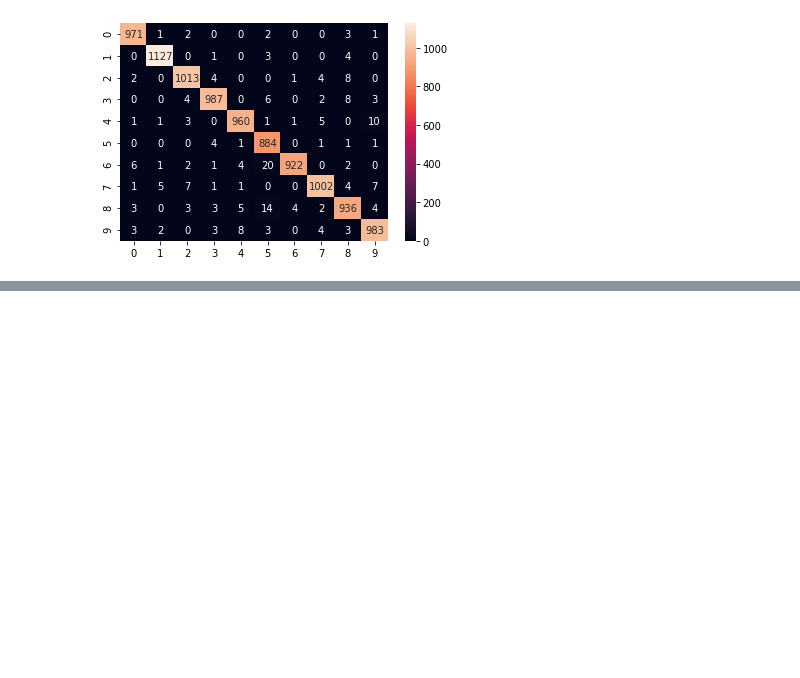
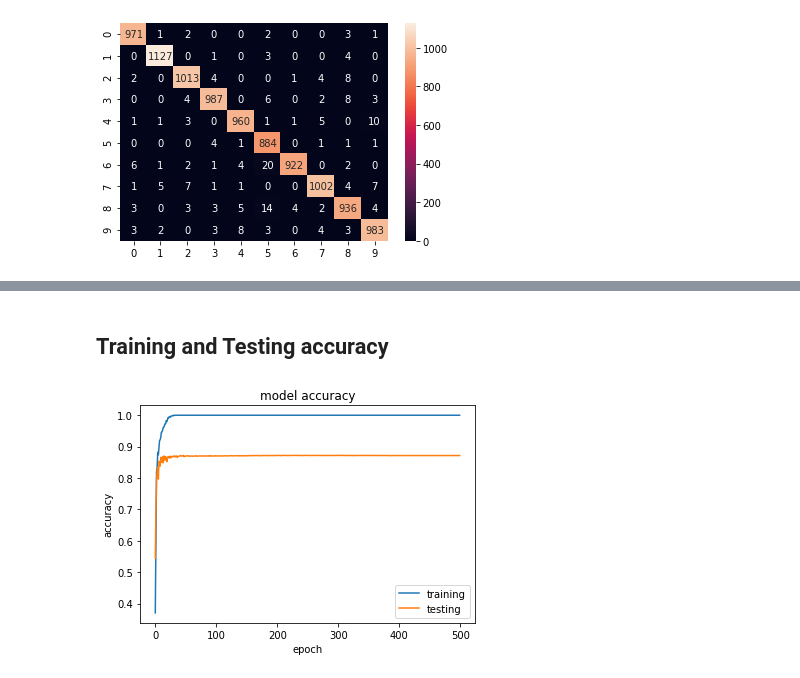
Before and after one commit to weasel-codes/google-colab, a Jupyter notebook: NeuralNetworkMNIST.ipynb, the cells around one changed output, grey strips where cells are left out. Saved outputs shown, nothing was run; the diff lists cells and outputs as text; code cells hidden in the pictures; blank space fills up the shorter version.

```diff
--- a/NeuralNetworkMNIST.ipynb
+++ b/NeuralNetworkMNIST.ipynb
@@ -401,0 +423,14 @@ Accuracy in Test Data :  0.9785
+# %%
+XTrain = X_Train[:1000]
+YTrain = Y_Train[:1000]
+print("Train samples : ", XTrain.shape[0])
+
+model_final = Sequential()
+model_final.add(Flatten(input_shape=(28,28)))
+model_final.add(Dense(32,activation='relu'))
+model_final.add(Dense(10,activation='softmax'))
+sgd_final = SGD(lr=0.4) # Sets learning rate.
+model_final.summary()
+
+model_final.compile(loss='categorical_crossentropy', optimizer=sgd_final, metrics=['accuracy'])
+history_final = model_final.fit(XTrain, YTrain, batch_size=128, epochs=500, verbose=1, validation_data=(X_Test, Y_Test))
@@ -401,0 +463,12 @@ Accuracy in Test Data :  0.9785
+# %% [markdown]
+## Training and Testing accuracy
+# %%
+plt.plot(history_final.history['accuracy'])
+plt.plot(history_final.history['val_accuracy'])
+plt.title('model accuracy')
+plt.ylabel('accuracy')
+plt.xlabel('epoch')
+plt.legend(['training', 'testing'], loc='best')
+plt.show()
+# %% [output]
+[figure, added]
```
Also changed, not shown: parts of 17 cells of this notebook.
